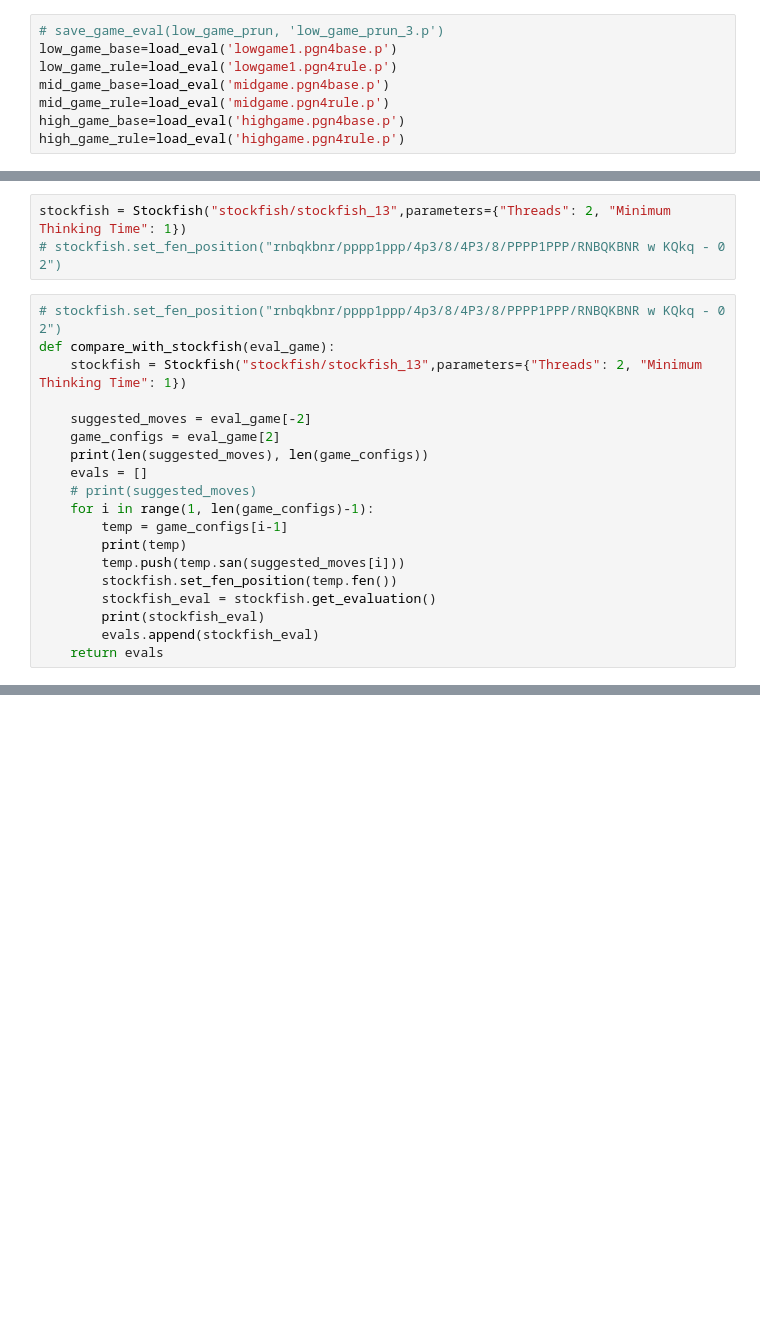
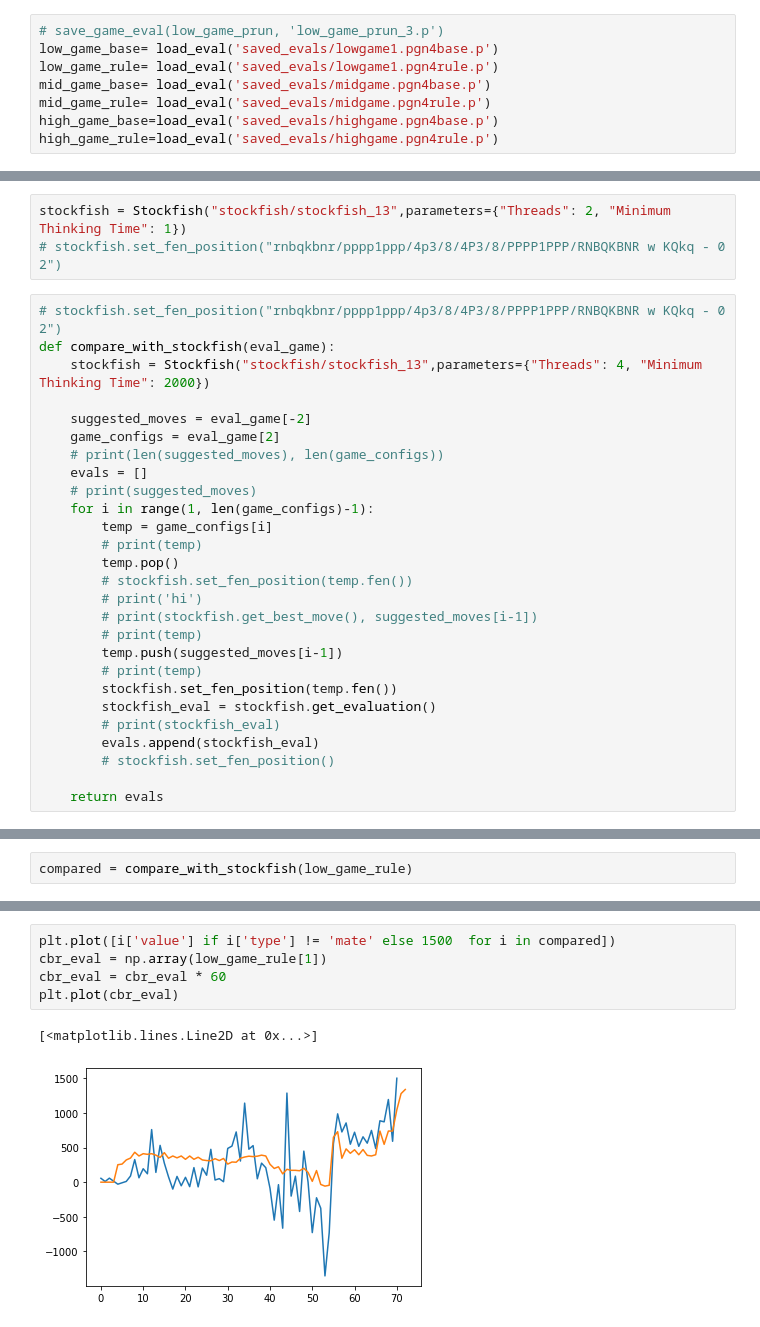
Before and after one commit to rlavelle/ChessAI, a Jupyter notebook: eval_pickle.ipynb, the cells around one changed output, grey strips where cells are left out. Saved outputs shown, nothing was run; the diff lists cells and outputs as text; blank space fills up the shorter version.

```diff
--- a/eval_pickle.ipynb
+++ b/eval_pickle.ipynb
@@ -4,12 +4,12 @@ from eval_gamefile import *
 ## Load saved evaluation runs
 # %%
 # save_game_eval(low_game_prun, 'low_game_prun_3.p')
-low_game_base=load_eval('lowgame1.pgn4base.p')
-low_game_rule=load_eval('lowgame1.pgn4rule.p')
-mid_game_base=load_eval('midgame.pgn4base.p')
-mid_game_rule=load_eval('midgame.pgn4rule.p')
-high_game_base=load_eval('highgame.pgn4base.p')
-high_game_rule=load_eval('highgame.pgn4rule.p')
+low_game_base= load_eval('saved_evals/lowgame1.pgn4base.p')
+low_game_rule= load_eval('saved_evals/lowgame1.pgn4rule.p')
+mid_game_base= load_eval('saved_evals/midgame.pgn4base.p')
+mid_game_rule= load_eval('saved_evals/midgame.pgn4rule.p')
+high_game_base=load_eval('saved_evals/highgame.pgn4base.p')
+high_game_rule=load_eval('saved_evals/highgame.pgn4rule.p')
 # %%
 # if you want to run the evaluations yourself, here is the code. Uncomment to run.
 
@@ -92,19 +100,27 @@ stockfish = Stockfish("stockfish/stockfish_13",parameters={"Threads": 2, "Minimu
 # %%
 # stockfish.set_fen_position("rnbqkbnr/pppp1ppp/4p3/8/4P3/8/PPPP1PPP/RNBQKBNR w KQkq - 0 2")
 def compare_with_stockfish(eval_game):
-    stockfish = Stockfish("stockfish/stockfish_13",parameters={"Threads": 2, "Minimum Thinking Time": 1})
+    stockfish = Stockfish("stockfish/stockfish_13",parameters={"Threads": 4, "Minimum Thinking Time": 2000})
 
     suggested_moves = eval_game[-2]
     game_configs = eval_game[2]
-    print(len(suggested_moves), len(game_configs))
+    # print(len(suggested_moves), len(game_configs))
     evals = []
     # print(suggested_moves)
     for i in range(1, len(game_configs)-1):
-        temp = game_configs[i-1]
-        print(temp)
-        temp.push(temp.san(suggested_moves[i]))
+        temp = game_configs[i]
+        # print(temp)
+        temp.pop()
+        # stockfish.set_fen_position(temp.fen())
+        # print('hi')
+        # print(stockfish.get_best_move(), suggested_moves[i-1])
+        # print(temp)
+        temp.push(suggested_moves[i-1])
+        # print(temp)
         stockfish.set_fen_position(temp.fen())
         stockfish_eval = stockfish.get_evaluation()
-        print(stockfish_eval)
+        # print(stockfish_eval)
         evals.append(stockfish_eval)
+        # stockfish.set_fen_position()
+
     return evals
@@ -127,0 +127,2 @@ Board('3r4/1pQ3k1/2B2pp1/p7/2P1P3/2K2P2/PP6/7R b - - 0 37')
+# %%
+compared = compare_with_stockfish(low_game_rule)
@@ -127,0 +131,8 @@ Board('3r4/1pQ3k1/2B2pp1/p7/2P1P3/2K2P2/PP6/7R b - - 0 37')
+# %%
+plt.plot([i['value'] if i['type'] != 'mate' else 1500  for i in compared])
+cbr_eval = np.array(low_game_rule[1])
+cbr_eval = cbr_eval * 60
+plt.plot(cbr_eval)
+# %% [output]
+[<matplotlib.lines.Line2D at 0x...>]
+[figure, added]
```
Also changed, not shown: parts of 8 cells of this notebook, 21 other files.
